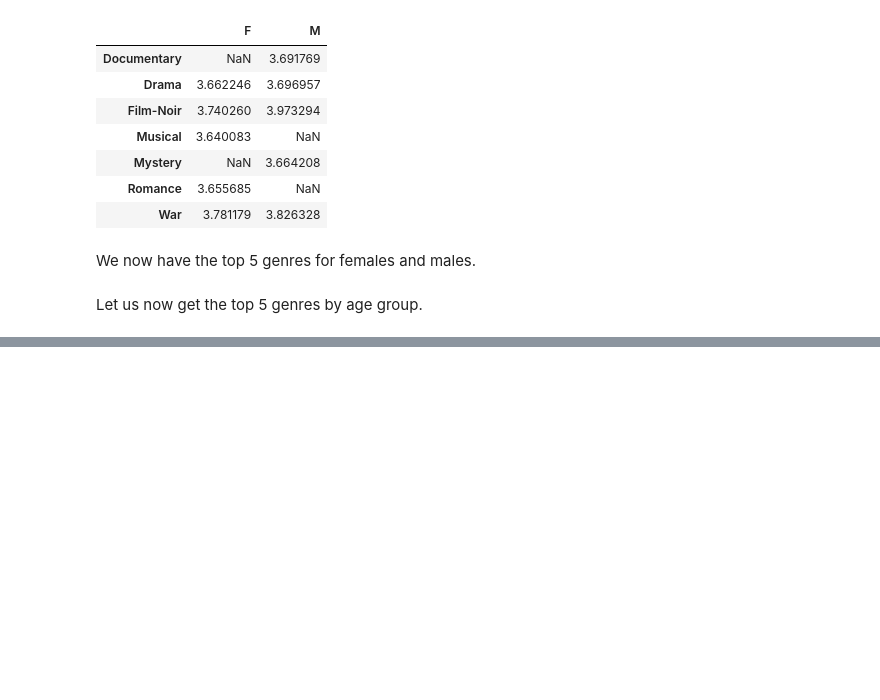
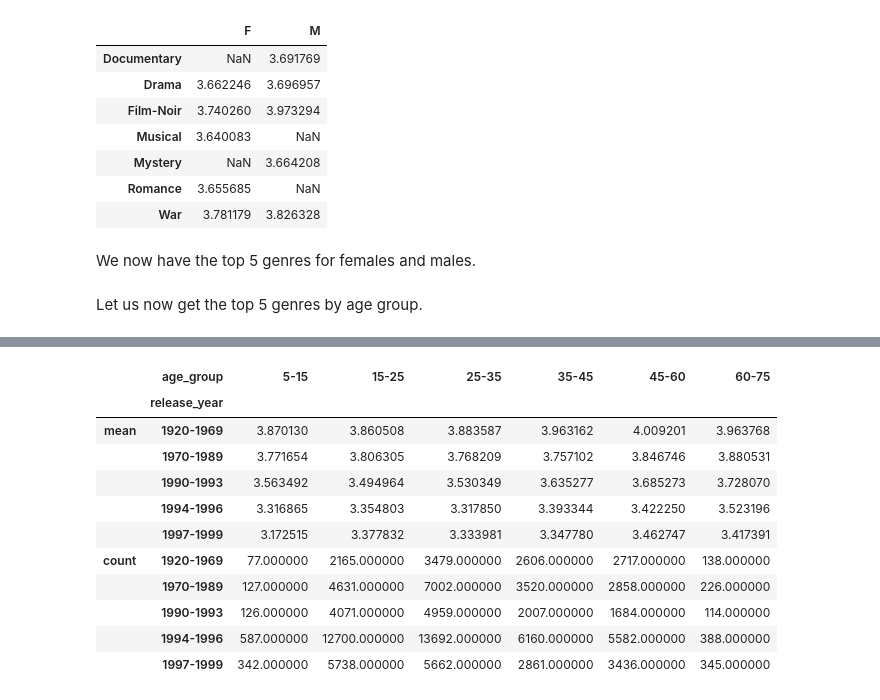
Before and after one commit to sara-shinde/MovieLens_100K_dataset_eda, a Jupyter notebook: notebooks/analysis_1.ipynb, the cells around one changed output, grey strips where cells are left out. Cells and saved outputs as stored; diff of their text form; code cells hidden in the pictures; blank space fills up the shorter version.

```diff
--- a/notebooks/analysis_1.ipynb
+++ b/notebooks/analysis_1.ipynb
@@ -1360,0 +1455,15 @@ Let us now get the top 5 genres by age group.
+# %%
+all_merged.groupby(["age_group", "release_year"])["rating"].agg(["mean", "count"]).unstack().unstack().unstack()
+# %% [output]
+|  | age_group | 5-15 | 15-25 | 25-35 | 35-45 | 45-60 | 60-75 |
+|  | release_year |  |  |  |  |  |  |
+| mean | 1920-1969 | 3.870130 | 3.860508 | 3.883587 | 3.963162 | 4.009201 | 3.963768 |
+|  | 1970-1989 | 3.771654 | 3.806305 | 3.768209 | 3.757102 | 3.846746 | 3.880531 |
+|  | 1990-1993 | 3.563492 | 3.494964 | 3.530349 | 3.635277 | 3.685273 | 3.728070 |
+|  | 1994-1996 | 3.316865 | 3.354803 | 3.317850 | 3.393344 | 3.422250 | 3.523196 |
+|  | 1997-1999 | 3.172515 | 3.377832 | 3.333981 | 3.347780 | 3.462747 | 3.417391 |
+| count | 1920-1969 | 77.000000 | 2165.000000 | 3479.000000 | 2606.000000 | 2717.000000 | 138.000000 |
+|  | 1970-1989 | 127.000000 | 4631.000000 | 7002.000000 | 3520.000000 | 2858.000000 | 226.000000 |
+|  | 1990-1993 | 126.000000 | 4071.000000 | 4959.000000 | 2007.000000 | 1684.000000 | 114.000000 |
+|  | 1994-1996 | 587.000000 | 12700.000000 | 13692.000000 | 6160.000000 | 5582.000000 | 388.000000 |
+|  | 1997-1999 | 342.000000 | 5738.000000 | 5662.000000 | 2861.000000 | 3436.000000 | 345.000000 |
```
Also changed, not shown: parts of 49 cells of this notebook.
